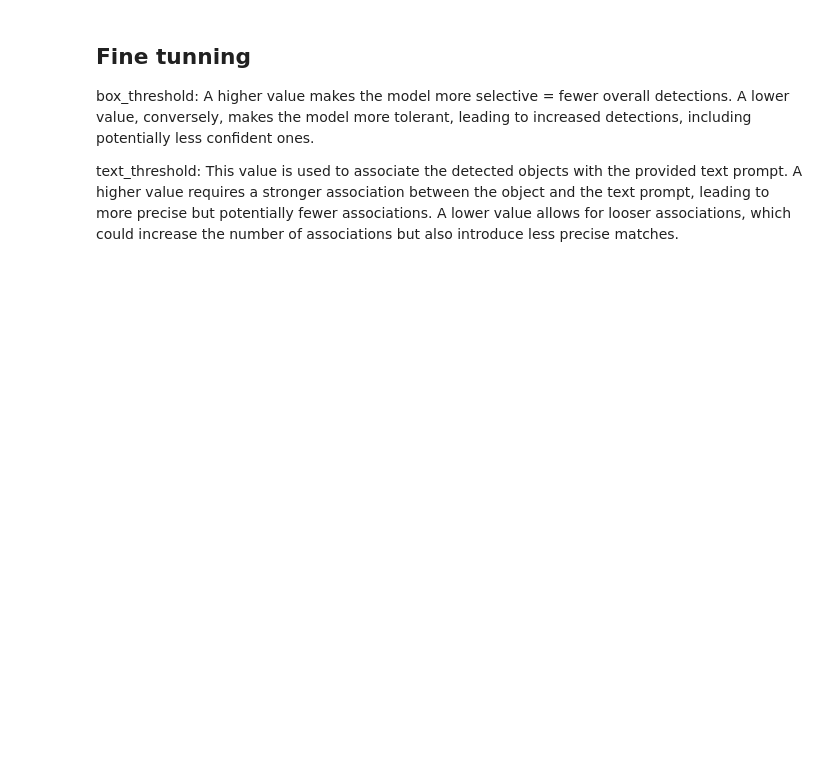
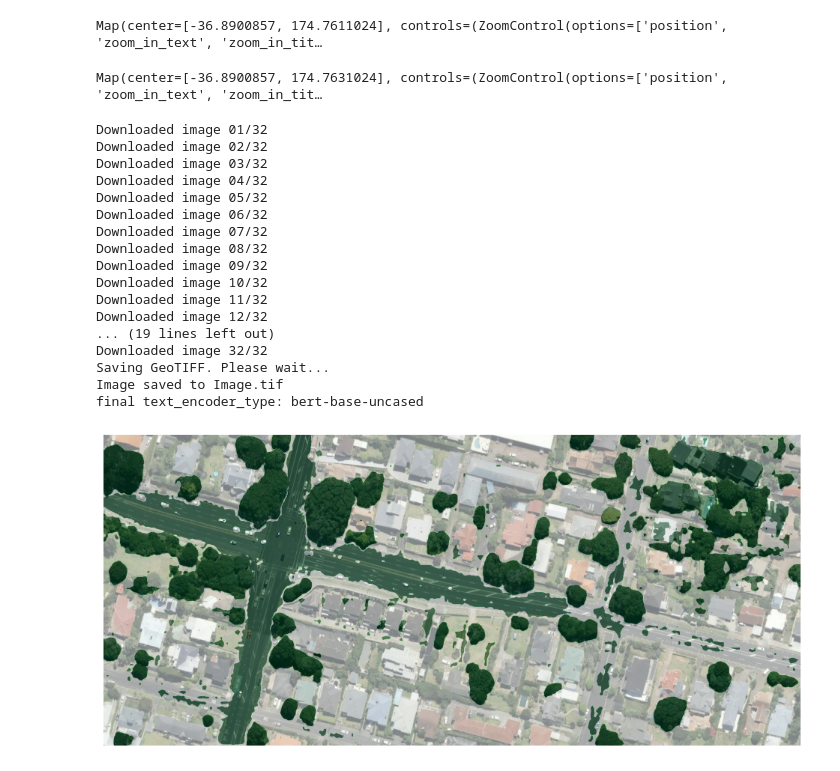
Before and after one commit to rdferrari/samgeo, a Jupyter notebook: SegmentTress.ipynb, the cells around one changed output. Saved outputs shown, nothing was run; the diff lists cells and outputs as text; code cells hidden in the pictures; blank space fills up the shorter version.

Commit message:
Create map and generate image functions refactor

```diff
--- a/SegmentTress.ipynb
+++ b/SegmentTress.ipynb
@@ -25,24 +25,25 @@ m
 # %%
-bbox = m.user_roi_bounds()
 
-coordinates = m.bounds
+def generate_image(m, output_name):
+    # get box bounds
+    coordinates = m.bounds
+    current_bbox = [coordinates[0][1], coordinates[0][0], coordinates[1][1], coordinates[1][0]]
+    bbox = current_bbox
 
-current_bbox = [coordinates[0][1], coordinates[0][0], coordinates[1][1], coordinates[1][0]]
+    # Download image
+    image = "Image.tif"
+    tms_to_geotiff(output=image, bbox=bbox, zoom=19, source="Satellite", overwrite=True)
 
-print(current_bbox)
-print(bbox, current_bbox)
+    # Using SAM
+    sam = LangSAM()
+    text_prompt = "tree"
+    sam.predict(image, text_prompt, box_threshold=0.24, text_threshold=0.24)
 
-if bbox is None:
-    bbox = current_bbox
-    print(bbox)
-
-# Download tiles and generate image
-
-image = "Image.tif"
-tms_to_geotiff(output=image, bbox=bbox, zoom=zoom, source="Satellite", overwrite=True)
-
-# Place the image on a map
-
-m.layers[-1].visible = False
-m.add_raster(image, layer_name="Image")
-m
+    # Vegetation Segmented output
+    sam.show_anns(
+        cmap='Greens',
+        add_boxes=False,
+        alpha=0.5,
+        # title='Vegetation segmented without boxes',
+        output=output_name
+    )
@@ -52,6 +49,0 @@ text_prompt = "tree"
-# %% [markdown]
-## Fine tunning
-
-box_threshold: A higher value makes the model more selective = fewer overall detections. A lower value, conversely, makes the model more tolerant, leading to increased detections, including potentially less confident ones.
-
-text_threshold: This value is used to associate the detected objects with the provided text prompt. A higher value requires a stronger association between the object and the text prompt, leading to more precise but potentially fewer associations. A lower value allows for looser associations, which could increase the number of associations but also introduce less precise matches.
@@ -90,0 +50,34 @@ sam.show_anns(
+# %%
+# Render maps
+m_one = create_map(latitude, longitude)
+m_one
+# %% [output]
+Map(center=[-36.8900857, 174.7611024], controls=(ZoomControl(options=['position', 'zoom_in_text', 'zoom_in_tit…
+# %%
+longitude = longitude + 0.002
+
+m_two = create_map(latitude, longitude)
+m_two
+# %% [output]
+Map(center=[-36.8900857, 174.7631024], controls=(ZoomControl(options=['position', 'zoom_in_text', 'zoom_in_tit…
+# %%
+generate_image(m_one, "1")
+# %% [output]
+Downloaded image 01/32
+Downloaded image 02/32
+Downloaded image 03/32
+Downloaded image 04/32
+Downloaded image 05/32
+Downloaded image 06/32
+Downloaded image 07/32
+Downloaded image 08/32
+Downloaded image 09/32
+Downloaded image 10/32
+Downloaded image 11/32
+Downloaded image 12/32
+... (19 lines left out)
+Downloaded image 32/32
+Saving GeoTIFF. Please wait...
+Image saved to Image.tif
+final text_encoder_type: bert-base-uncased
+[figure, added]
```
Also changed, not shown: parts of 6 cells of this notebook, 3 other files.
